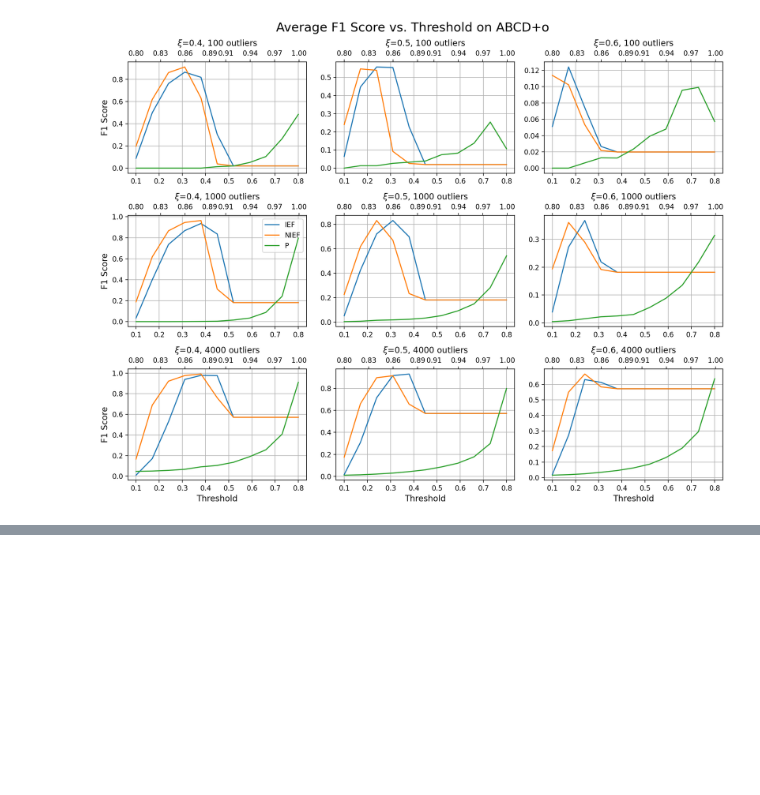
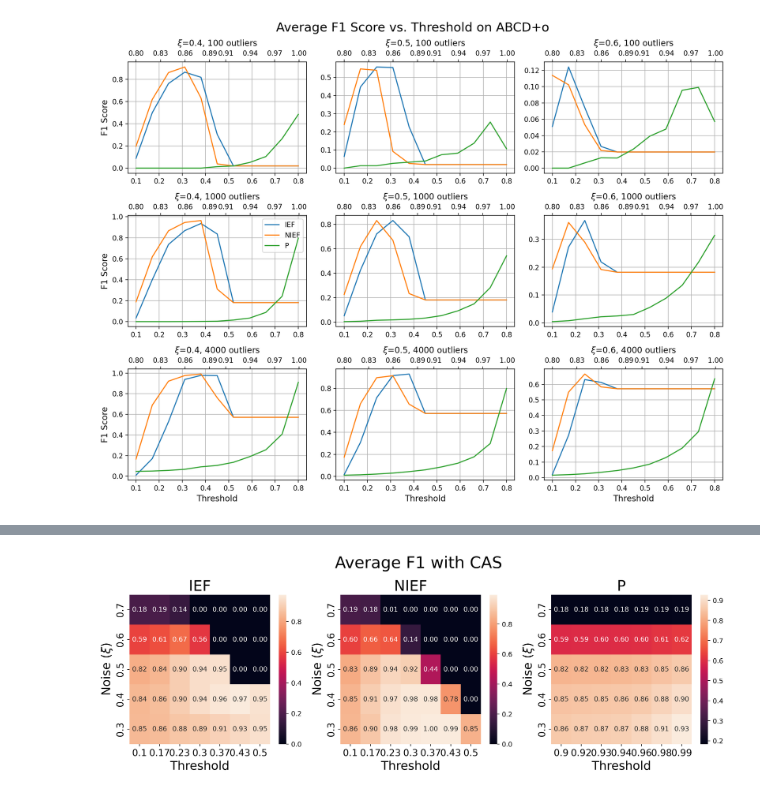
Before and after one commit to ryandewolfe33/CAS, a Jupyter notebook: experiments/outliers.ipynb, the cells around one changed output, grey strips where cells are left out. Drawn from its saved outputs; the diff is of its cells as text; code cells hidden in the pictures; blank space fills up the shorter version.

```diff
--- a/experiments/outliers.ipynb
+++ b/experiments/outliers.ipynb
@@ -208,0 +606,48 @@ fig.tight_layout()
+# %%
+fig, axs = plt.subplots(1, 3, figsize=(16, 4.5))
+fig.subplots_adjust(top=0.8)  # Make room for suptitle
+
+sns.heatmap(
+    np.flip(np.mean(ief_f1s, axis=(2, 3)), axis=0),
+    xticklabels=ief_thresholds,
+    yticklabels=XIS[::-1],
+    annot=True,
+    fmt=".2f",
+    ax=axs[0],
+)
+axs[0].set_xlabel(r"Threshold", fontsize=18)
+axs[0].set_ylabel(r"Noise ($\xi$)", fontsize=18)
+axs[0].tick_params(labelsize=14)
+axs[0].set_title("IEF", fontsize=22)
+
+sns.heatmap(
+    np.flip(np.mean(nief_f1s, axis=(2, 3)), axis=0),
+    xticklabels=ief_thresholds,
+    yticklabels=XIS[::-1],
+    annot=True,
+    fmt=".2f",
+    ax=axs[1],
+)
+axs[1].set_xlabel(r"Threshold", fontsize=18)
+axs[1].set_ylabel(r"Noise ($\xi$)", fontsize=18)
+axs[1].tick_params(labelsize=14)
+axs[1].set_title("NIEF", fontsize=22)
+
+sns.heatmap(
+    np.flip(np.mean(p_f1s, axis=(2, 3)), axis=0),
+    xticklabels=p_thresholds,
+    yticklabels=XIS[::-1],
+    annot=True,
+    fmt=".2f",
+    ax=axs[2],
+)
+axs[2].set_xlabel(r"Threshold", fontsize=18)
+axs[2].set_ylabel(r"Noise ($\xi$)", fontsize=18)
+axs[2].tick_params(labelsize=14)
+axs[2].set_title("P", fontsize=22)
+
+plt.suptitle("Average F1 with CAS", fontsize=24, y=0.98)
+fig.set_dpi(400)
+# fig.savefig("outlier-aucs.png", bbox_inches="tight")
+# %% [output]
+[figure, added]
```
Also changed, not shown: parts of 21 cells of this notebook, 3 other files.
